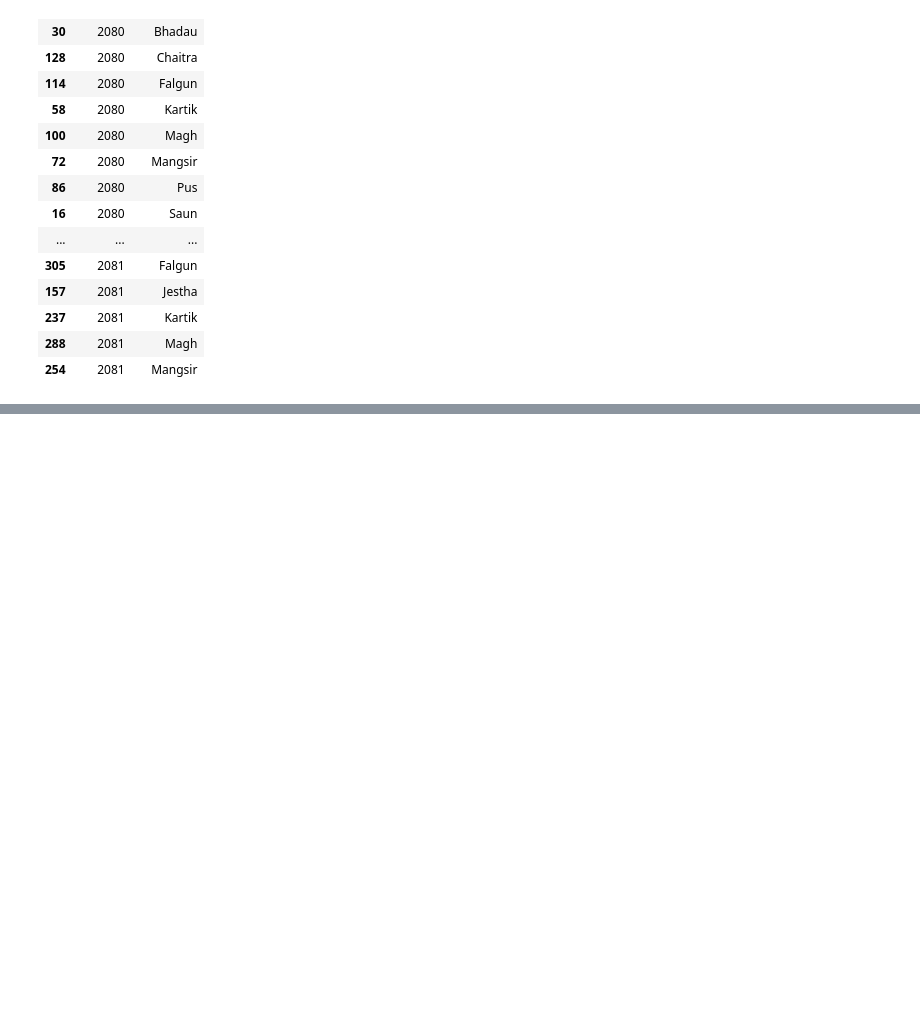
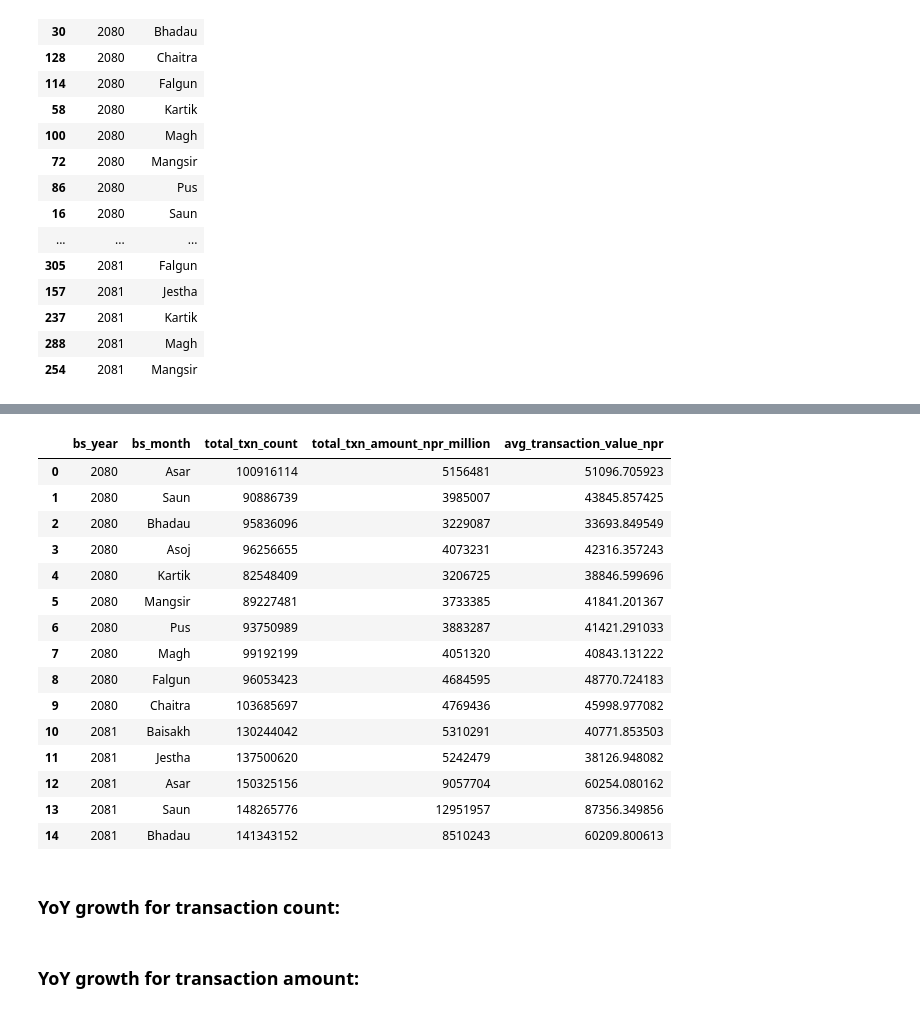
Before and after one commit to Srijan0113/Nepal_Online_Payment_System, a Jupyter notebook: Python/02_transaction_trend_analysis.ipynb, the cells around one changed output, grey strips where cells are left out. Drawn from its saved outputs; the diff is of its cells as text; code cells hidden in the pictures; blank space fills up the shorter version.

```diff
--- a/Python/02_transaction_trend_analysis.ipynb
+++ b/Python/02_transaction_trend_analysis.ipynb
@@ -212,3 +212,24 @@ df[["bs_year", "bs_month"]].drop_duplicates().sort_values(
 | 237 | 2081 | Kartik |
 | 288 | 2081 | Magh |
 | 254 | 2081 | Mangsir |
+# %%
+nepali_month_order = [
+    "Baisakh", "Jestha", "Asar", "Saun",
+    "Bhadau", "Asoj", "Kartik", "Mangsir",
+    "Pus", "Magh", "Falgun", "Chaitra"
+]
+
+df["bs_month"] = pd.Categorical(
+    df["bs_month"],
+    categories=nepali_month_order,
+    ordered=True
+)
+
+bs_calendar = (
+    df[["bs_year", "bs_month"]]
+    .drop_duplicates()
+    .sort_values(["bs_year", "bs_month"])
+    .reset_index(drop=True)
+)
+
+bs_calendar
@@ -214,0 +254,12 @@ df[["bs_year", "bs_month"]].drop_duplicates().sort_values(
+# %%
+bs_monthly_totals = (
+    df.groupby(["bs_year", "bs_month"], observed=True)
+    .agg(
+        total_txn_count=("txn_count", "sum"),
+        total_txn_amount_npr_million=("txn_amount_npr_million", "sum")
+    )
+    .reset_index()
+    .sort_values(["bs_year", "bs_month"])
+)
+
+bs_monthly_totals.head(15)
@@ -214,0 +283,26 @@ df[["bs_year", "bs_month"]].drop_duplicates().sort_values(
+# %%
+bs_monthly_totals["avg_transaction_value_npr"] = (
+    bs_monthly_totals["total_txn_amount_npr_million"] * 1_000_000
+    / bs_monthly_totals["total_txn_count"]
+)
+
+bs_monthly_totals.head(15)
+# %% [output]
+|  | bs_year | bs_month | total_txn_count | total_txn_amount_npr_million | avg_transaction_value_npr |
+| 0 | 2080 | Asar | 100916114 | 5156481 | 51096.705923 |
+| 1 | 2080 | Saun | 90886739 | 3985007 | 43845.857425 |
+| 2 | 2080 | Bhadau | 95836096 | 3229087 | 33693.849549 |
+| 3 | 2080 | Asoj | 96256655 | 4073231 | 42316.357243 |
+| 4 | 2080 | Kartik | 82548409 | 3206725 | 38846.599696 |
+| 5 | 2080 | Mangsir | 89227481 | 3733385 | 41841.201367 |
+| 6 | 2080 | Pus | 93750989 | 3883287 | 41421.291033 |
+| 7 | 2080 | Magh | 99192199 | 4051320 | 40843.131222 |
+| 8 | 2080 | Falgun | 96053423 | 4684595 | 48770.724183 |
+| 9 | 2080 | Chaitra | 103685697 | 4769436 | 45998.977082 |
+| 10 | 2081 | Baisakh | 130244042 | 5310291 | 40771.853503 |
+| 11 | 2081 | Jestha | 137500620 | 5242479 | 38126.948082 |
+| 12 | 2081 | Asar | 150325156 | 9057704 | 60254.080162 |
+| 13 | 2081 | Saun | 148265776 | 12951957 | 87356.349856 |
+| 14 | 2081 | Bhadau | 141343152 | 8510243 | 60209.800613 |
+# %% [markdown]
+### YoY growth for transaction count:
@@ -214,0 +315,2 @@ df[["bs_year", "bs_month"]].drop_duplicates().sort_values(
+# %% [markdown]
+### YoY growth for transaction amount:
```
Also changed, not shown: parts of 11 cells of this notebook.
